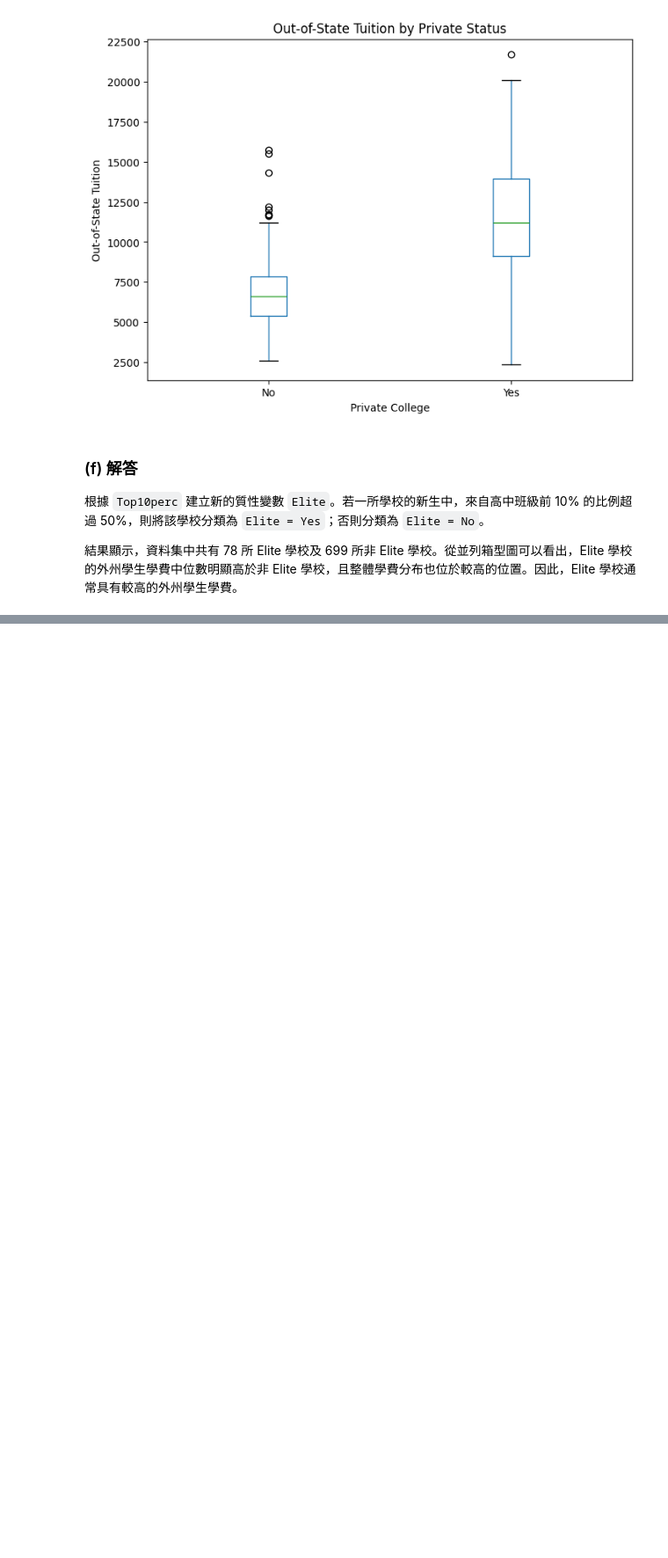
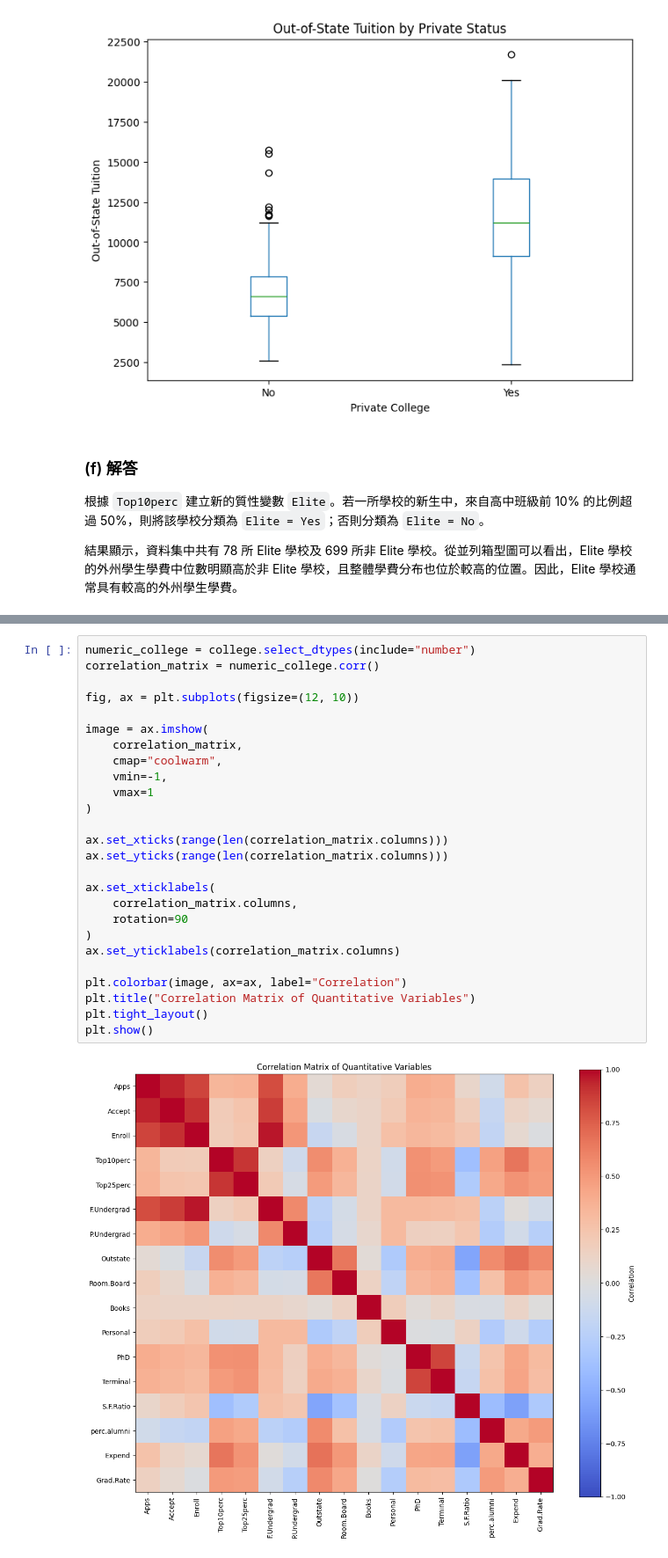
Before and after one commit to shu-ming0808/statistic_learning_hw, a Jupyter notebook: 1.ipynb, the cells around one changed output, grey strips where cells are left out. Shown at 88% size. Drawn from its saved outputs; the diff is of its cells as text; blank space fills up the shorter version.

```diff
--- a/1.ipynb
+++ b/1.ipynb
@@ -366,0 +481,28 @@ plt.show()
+# %%
+numeric_college = college.select_dtypes(include="number")
+correlation_matrix = numeric_college.corr()
+
+fig, ax = plt.subplots(figsize=(12, 10))
+
+image = ax.imshow(
+    correlation_matrix,
+    cmap="coolwarm",
+    vmin=-1,
+    vmax=1
+)
+
+ax.set_xticks(range(len(correlation_matrix.columns)))
+ax.set_yticks(range(len(correlation_matrix.columns)))
+
+ax.set_xticklabels(
+    correlation_matrix.columns,
+    rotation=90
+)
+ax.set_yticklabels(correlation_matrix.columns)
+
+plt.colorbar(image, ax=ax, label="Correlation")
+plt.title("Correlation Matrix of Quantitative Variables")
+plt.tight_layout()
+plt.show()
+# %% [output]
+[figure, added]
```
Also changed, not shown: parts of 43 cells of this notebook, 27 other files.
